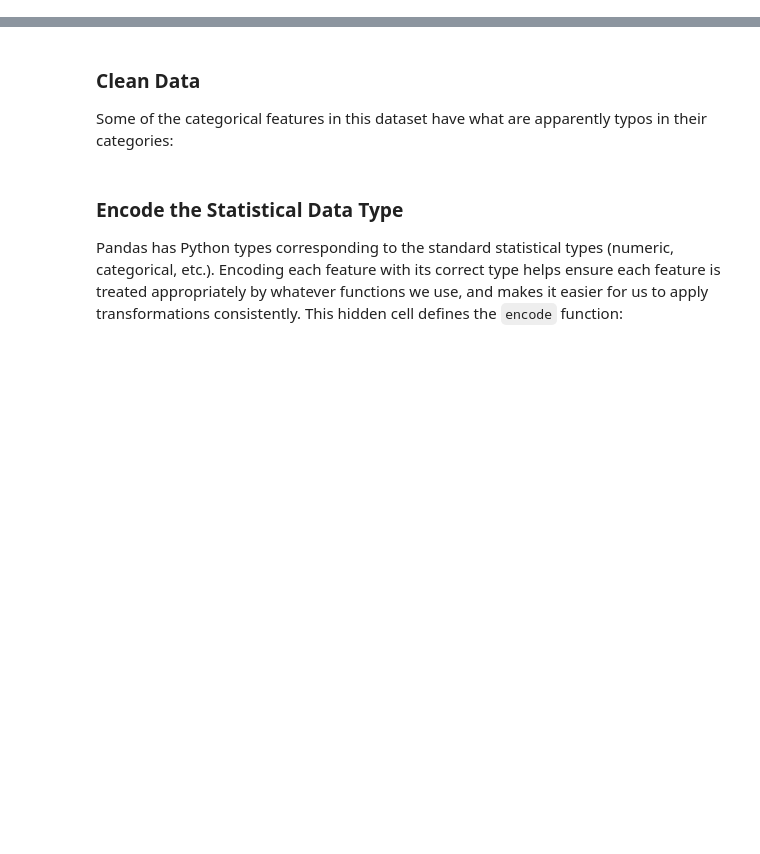
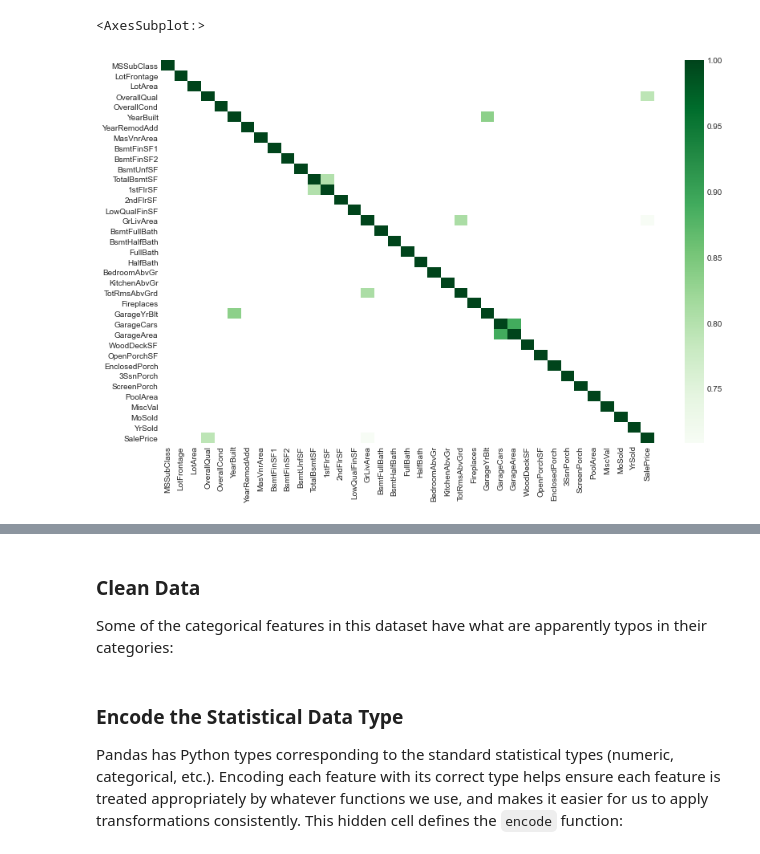
Before and after one commit to flegaspi700/my-projects, a Jupyter notebook: Kaggle/HousePricing/testme.ipynb, the cells around one changed output, grey strips where cells are left out. Drawn from its saved outputs; the diff is of its cells as text; code cells hidden in the pictures; blank space fills up the shorter version.

```diff
--- a/Kaggle/HousePricing/testme.ipynb
+++ b/Kaggle/HousePricing/testme.ipynb
@@ -59,0 +197,10 @@ pd.set_option('display.max_columns', 250)
+# %%
+corr = df.corr()
+
+kot = corr[corr>=.7]
+plt.figure(figsize=(12,8))
+colormap = sns.color_palette("coolwarm", 12)#("viridis", as_cmap=True)
+sns.heatmap(kot, cmap="Greens")
+# %% [output]
+<AxesSubplot:>
+[figure, added]
```
Also changed, not shown: parts of 30 cells of this notebook.
